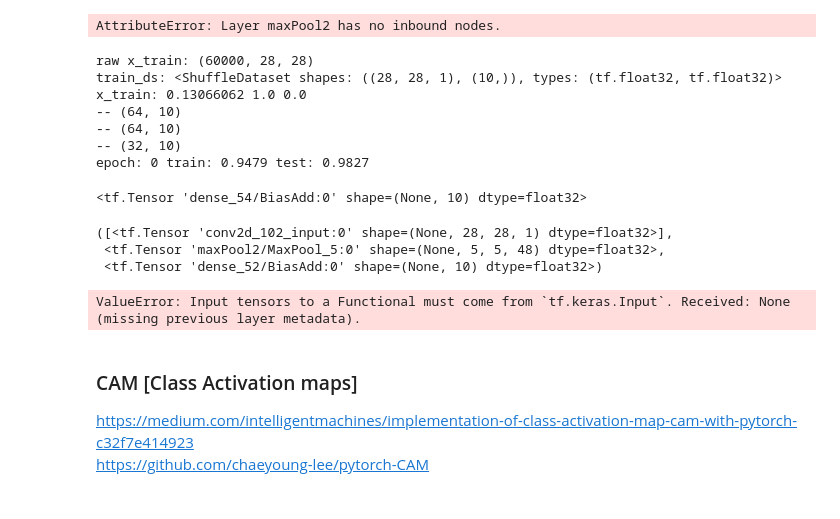
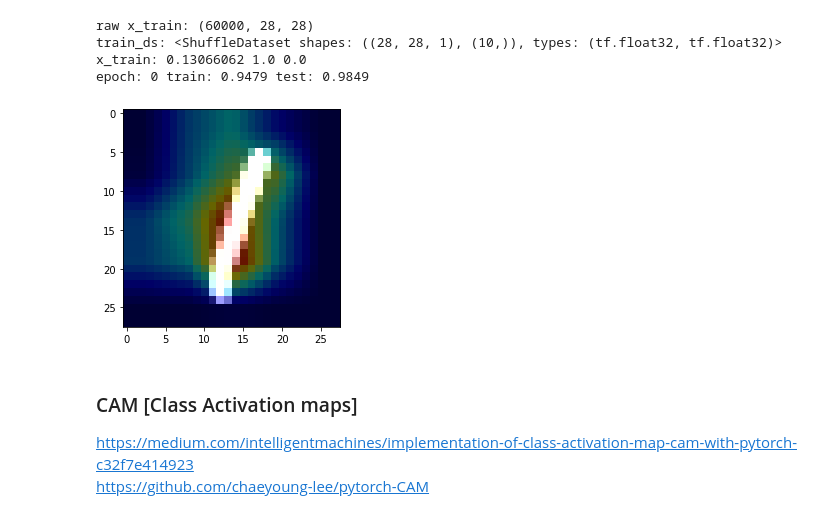
Before and after one commit to exitudio/research-ai, a Jupyter notebook: doc/CAM [Class Activation maps].ipynb, the cells around one changed output. Saved outputs shown, nothing was run; the diff lists cells and outputs as text; code cells hidden in the pictures.

```diff
--- a/doc/CAM [Class Activation maps].ipynb
+++ b/doc/CAM [Class Activation maps].ipynb
@@ -11,31 +33,6 @@ import tensorflow as tf
 from tensorflow.keras import Model
 from tensorflow.keras import Sequential
 from tensorflow.keras.layers import Dense, Flatten, Conv2D, MaxPool2D
-# %%
-class MyModel(tf.keras.Model):
-    def __init__(self, **kwargs):
-        super().__init__(**kwargs)
-        self.conv1 = Conv2D(filters=32, kernel_size=(4,4), padding='same', activation='relu')
-        self.maxPool1 = MaxPool2D(strides=2)
-        self.conv2 = Conv2D(filters=48, kernel_size=(5,5), padding='valid', activation='relu')
-        self.maxPool2 = MaxPool2D(strides=2, name="maxPool2")
-        self.flat = Flatten()
-        self.dense = Dense(10, activation=None)
-
-
-    def call(self, x):
-        x = self.conv1(x)
-        x = self.maxPool1(x)
-        x = self.conv2(x)
-        x = self.maxPool2(x)
-        x = self.flat(x)
-        x = self.dense(x)
-        return x
-model = MyModel()
-# model.output
-model.get_layer("maxPool2").output
-# %% [output]
-AttributeError: Layer maxPool2 has no inbound nodes.
 # %%
 init_lr = 1e-3
 batch_size = 64
@@ -66,30 +63,6 @@ model.add(Conv2D(filters=48, kernel_size=(5,5), padding='valid', activation='rel
 model.add(MaxPool2D(strides=2, name="maxPool2"))
 model.add(Flatten())
 model.add(Dense(10, activation=None))
-class MyModel(tf.keras.Model):
-    def __init__(self, **kwargs):
-        super().__init__(**kwargs)
-
-        self.conv1 = Conv2D(filters=32, kernel_size=(4,4), padding='same', activation='relu')
-        self.maxPool1 = MaxPool2D(strides=2)
-        self.conv2 = Conv2D(filters=48, kernel_size=(5,5), padding='valid', activation='relu')
-        self.maxPool2 = MaxPool2D(strides=2, name="maxPool2")
-        self.flat = Flatten()
-        self.dense = Dense(10, activation=None)
-
-    def build(self, input_shape):
-        x = tf.keras.layers.Input(shape=input_shape[1:], name="input_x")
-        self.call(x)
-
-    def call(self, x):
-        x = self.conv1(x)
-        x = self.maxPool1(x)
-        x = self.conv2(x)
-        x = self.maxPool2(x)
-        x = self.flat(x)
-        x = self.dense(x)
-        return x
-model = MyModel()
 
 def get_cross_entropy_loss(labels, logits):
     loss = tf.nn.softmax_cross_entropy_with_logits(labels=labels,
@@ -105,7 +78,6 @@ def test_step(images, labels):
 def train_step(src_images, src_labels):
     with tf.GradientTape() as tape:
         src_logits = model(src_images, training=True)
-        print('--', src_logits.shape)
         batch_cross_entropy_loss = get_cross_entropy_loss(labels=src_labels,
                                                           logits=src_logits)
 
@@ -134,56 +106,42 @@ for epoch in range(1):
 raw x_train: (60000, 28, 28)
 train_ds: <ShuffleDataset shapes: ((28, 28, 1), (10,)), types: (tf.float32, tf.float32)>
 x_train: 0.13066062 1.0 0.0
--- (64, 10)
--- (64, 10)
--- (32, 10)
-epoch: 0 train: 0.9479 test: 0.9827
+epoch: 0 train: 0.9479 test: 0.9849
-# %%
-model.layers[-1].output
-# %% [output]
-<tf.Tensor 'dense_54/BiasAdd:0' shape=(None, 10) dtype=float32>
-# %%
-model.inputs, model.get_layer("maxPool2").output, model.output
-# %% [output]
-([<tf.Tensor 'conv2d_102_input:0' shape=(None, 28, 28, 1) dtype=float32>],
- <tf.Tensor 'maxPool2/MaxPool_5:0' shape=(None, 5, 5, 48) dtype=float32>,
- <tf.Tensor 'dense_52/BiasAdd:0' shape=(None, 10) dtype=float32>)
 # %%
 def make_gradcam_heatmap(img_array, model, last_conv_layer_name, pred_index=None):
     grad_model = tf.keras.models.Model(
-        [model.inputs], [model.get_layer(last_conv_layer_name).output, model.layers[-1].output ]
+        [model.inputs], [model.get_layer(last_conv_layer_name).output, model.output]
     )
     with tf.GradientTape() as tape:
         last_conv_layer_output, preds = grad_model(img_array)
         if pred_index is None:
             pred_index = tf.argmax(preds[0])
         class_channel = preds[:, pred_index]
     grads = tape.gradient(class_channel, last_conv_layer_output)
     pooled_grads = tf.reduce_mean(grads, axis=(0, 1, 2))
     last_conv_layer_output = last_conv_layer_output[0]
     heatmap = last_conv_layer_output @ pooled_grads[..., tf.newaxis]
     heatmap = tf.squeeze(heatmap)
     heatmap = tf.maximum(heatmap, 0) / tf.math.reduce_max(heatmap)
     return heatmap.numpy()
 
 def show_imgwithheat(heatmap, img, alpha=0.4):
     heatmap = cv2.resize(heatmap, (img.shape[1], img.shape[0]))
     heatmap = (heatmap*255).astype("uint8")
     img = (img*255).astype("uint8")
     heatmap = cv2.applyColorMap(heatmap, cv2.COLORMAP_JET)
     superimposed_img = heatmap * alpha + img
     superimposed_img = np.clip(superimposed_img, 0, 255).astype("uint8")
     superimposed_img = cv2.cvtColor(superimposed_img, cv2.COLOR_BGR2RGB)
     imgwithheat = Image.fromarray(superimposed_img)
     plt.imshow(imgwithheat)
 
 idx = 5
 img = next(iter(test_ds))[0][idx:idx+1]
 heatmap = make_gradcam_heatmap(img, model, last_conv_layer_name="maxPool2")
-# plt.imshow(heatmap)
 show_imgwithheat(heatmap, img[0].numpy())
 # %% [output]
-ValueError: Input tensors to a Functional must come from `tf.keras.Input`. Received: None (missing previous layer metadata).
+[figure, added]
 # %% [markdown]
 ### CAM [Class Activation maps]
 https://medium.com/intelligentmachines/implementation-of-class-activation-map-cam-with-pytorch-c32f7e414923 <br>
```
Also changed, not shown: parts of 2 cells of this notebook.
